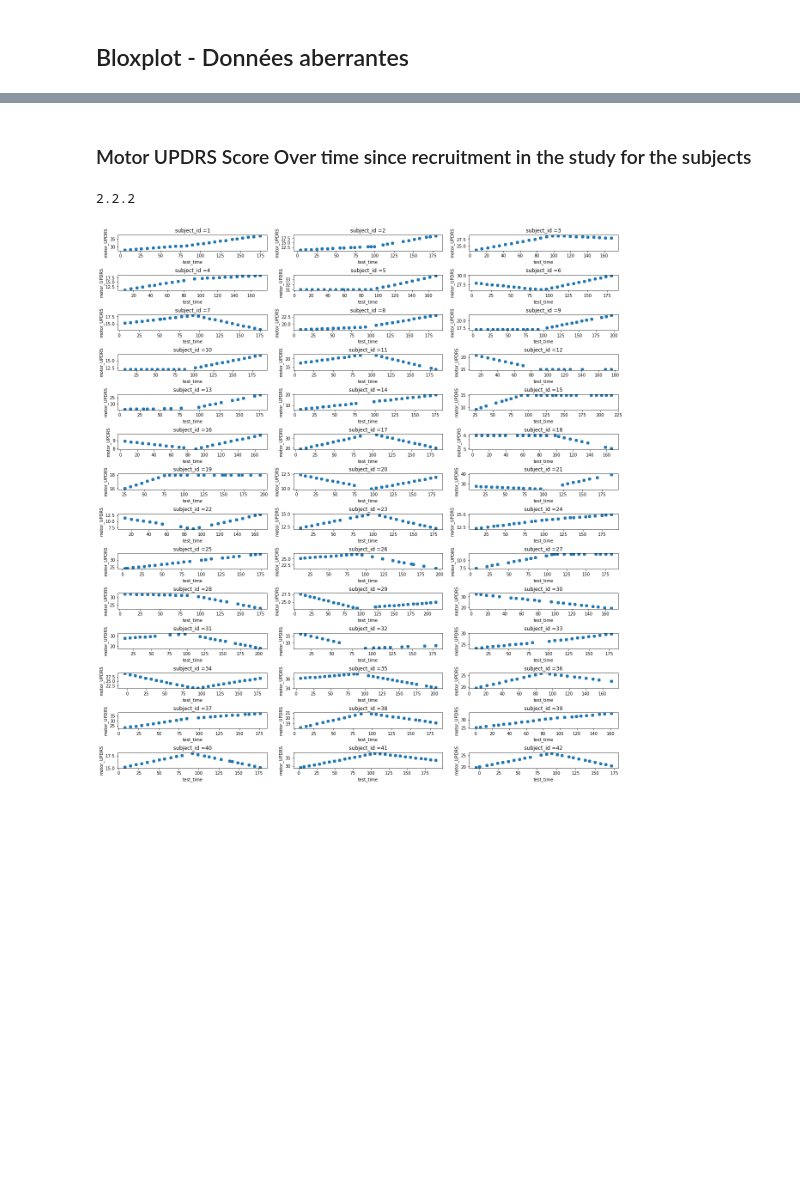
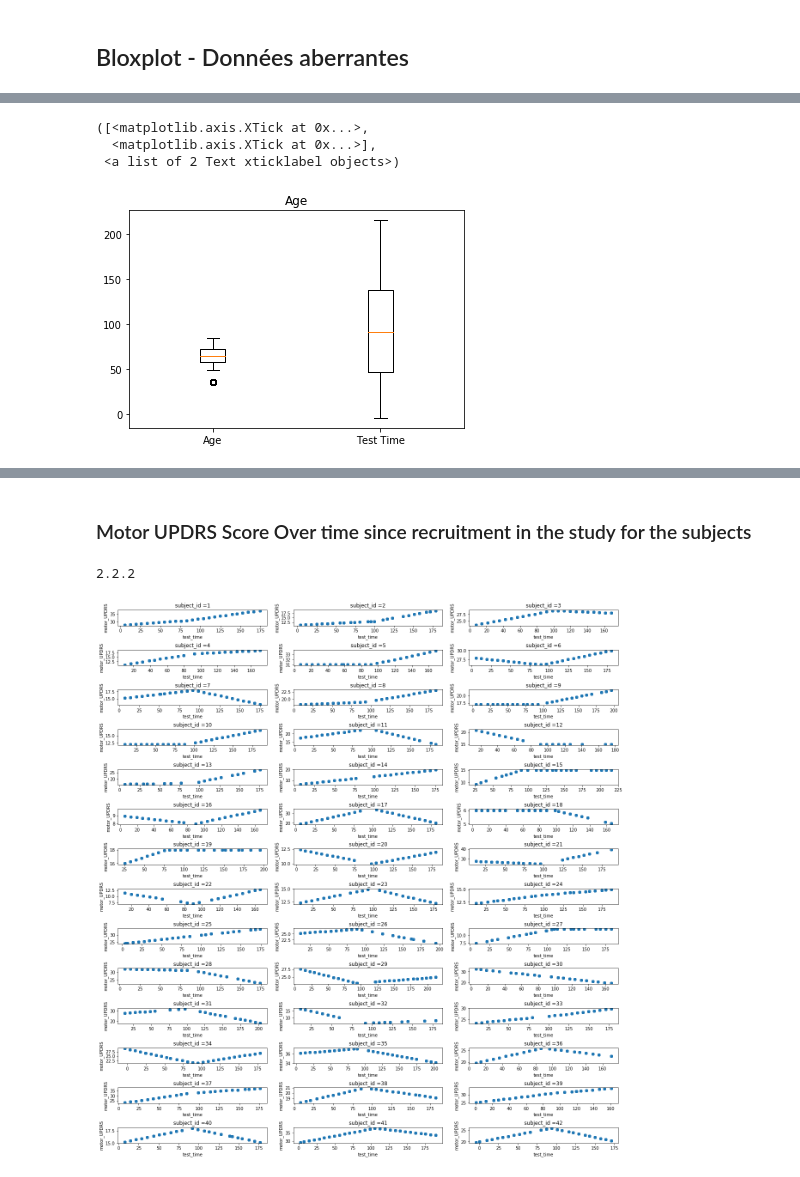
Before and after one commit to Mymoza/DataMining-UPDRS, a Jupyter notebook: UPDRS.ipynb, the cells around one changed output, grey strips where cells are left out. Cells and saved outputs as stored; diff of their text form; code cells hidden in the pictures; blank space fills up the shorter version.

```diff
--- a/UPDRS.ipynb
+++ b/UPDRS.ipynb
@@ -181,0 +204,18 @@ Le score total de UPDRS semble suivre une loi normale de moyenne 30
+# %%
+import numpy as np
+import matplotlib.pyplot as plt
+x1 = df.age
+x2 = df.test_time
+
+data = [x1,x2]
+#data = [x1, x2, x3, x4, x5, x6, x7, x8, x9]
+
+fig1, ax1 = plt.subplots()
+ax1.set_title('Age')
+ax1.boxplot(data)
+plt.xticks([1, 2], ['Age', 'Test Time'])
+# %% [output]
+([<matplotlib.axis.XTick at 0x...>,
+  <matplotlib.axis.XTick at 0x...>],
+ <a list of 2 Text xticklabel objects>)
+[figure, added]
```
Also changed, not shown: parts of 8 cells of this notebook.
